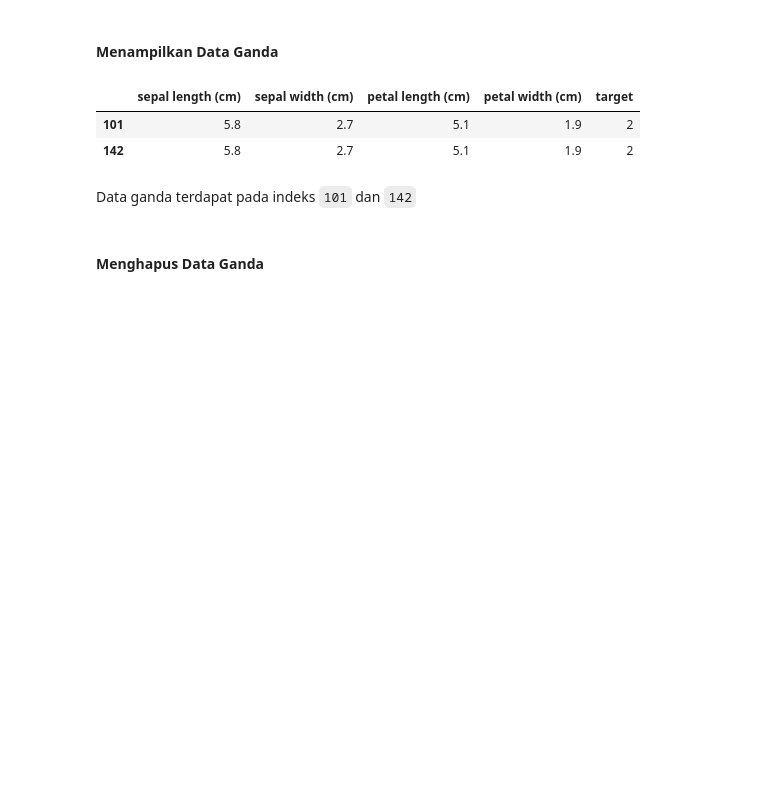
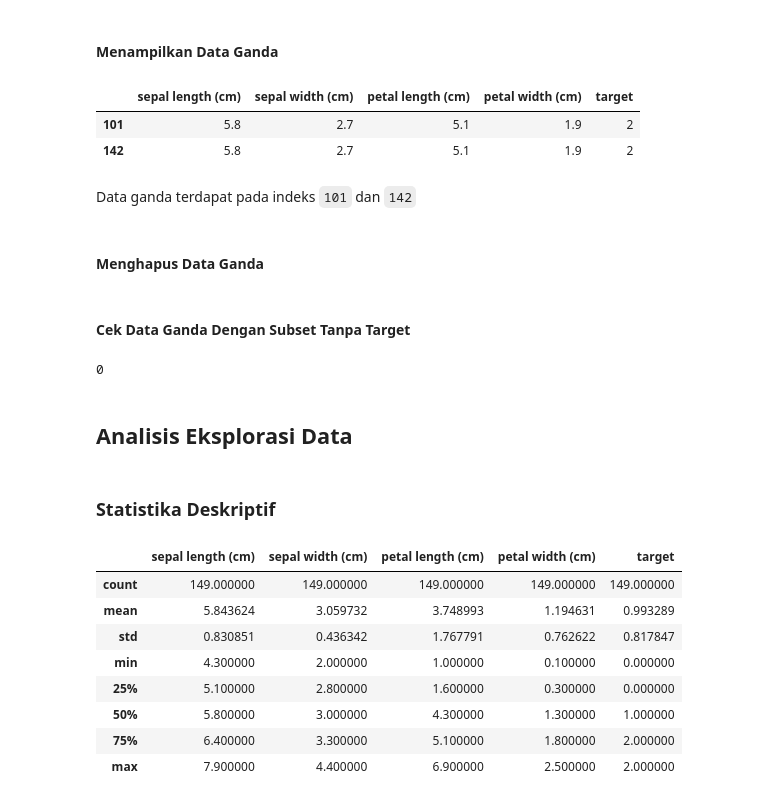
Before and after one commit to dendihandian/data-portfolio, a Jupyter notebook: sklearn-iris/analisis-dataset-iris.ipynb, the cells around one changed output. Cells and saved outputs as stored; diff of their text form; code cells hidden in the pictures; blank space fills up the shorter version.

```diff
--- a/sklearn-iris/analisis-dataset-iris.ipynb
+++ b/sklearn-iris/analisis-dataset-iris.ipynb
@@ -78,3 +78,12 @@ Data ganda terdapat pada indeks `101` dan `142`
 #### Menghapus Data Ganda
 # %%
 iris.drop_duplicates(inplace=True)
+# %% [markdown]
+#### Cek Data Ganda Dengan Subset Tanpa Target
+# %%
+predictor_columns = iris.loc[:, ~iris.columns.isin(['target'])].columns.to_list()
+iris.duplicated(subset=predictor_columns).sum()
+# %% [output]
+0
+# %% [markdown]
+## Analisis Eksplorasi Data
@@ -80,0 +98,14 @@ iris.drop_duplicates(inplace=True)
+# %% [markdown]
+### Statistika Deskriptif
+# %%
+iris.describe()
+# %% [output]
+|  | sepal length (cm) | sepal width (cm) | petal length (cm) | petal width (cm) | target |
+| count | 149.000000 | 149.000000 | 149.000000 | 149.000000 | 149.000000 |
+| mean | 5.843624 | 3.059732 | 3.748993 | 1.194631 | 0.993289 |
+| std | 0.830851 | 0.436342 | 1.767791 | 0.762622 | 0.817847 |
+| min | 4.300000 | 2.000000 | 1.000000 | 0.100000 | 0.000000 |
+| 25% | 5.100000 | 2.800000 | 1.600000 | 0.300000 | 0.000000 |
+| 50% | 5.800000 | 3.000000 | 4.300000 | 1.300000 | 1.000000 |
+| 75% | 6.400000 | 3.300000 | 5.100000 | 1.800000 | 2.000000 |
+| max | 7.900000 | 4.400000 | 6.900000 | 2.500000 | 2.000000 |
```
Also changed, not shown: parts of 5 cells of this notebook.
